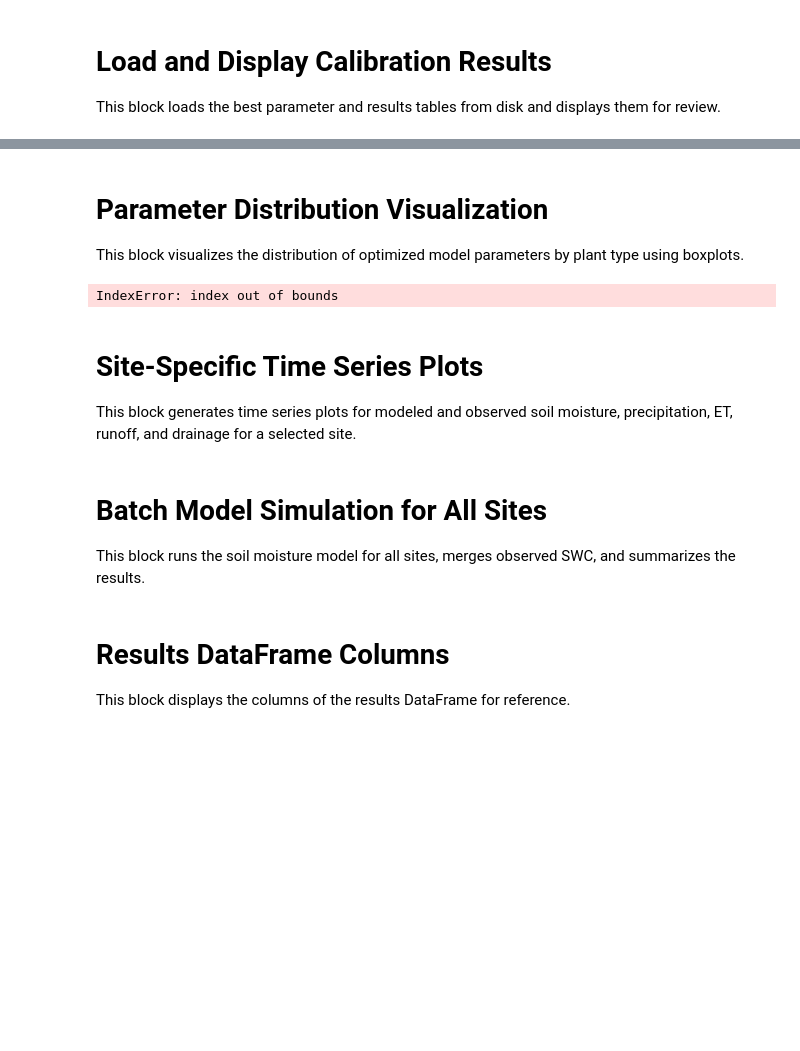
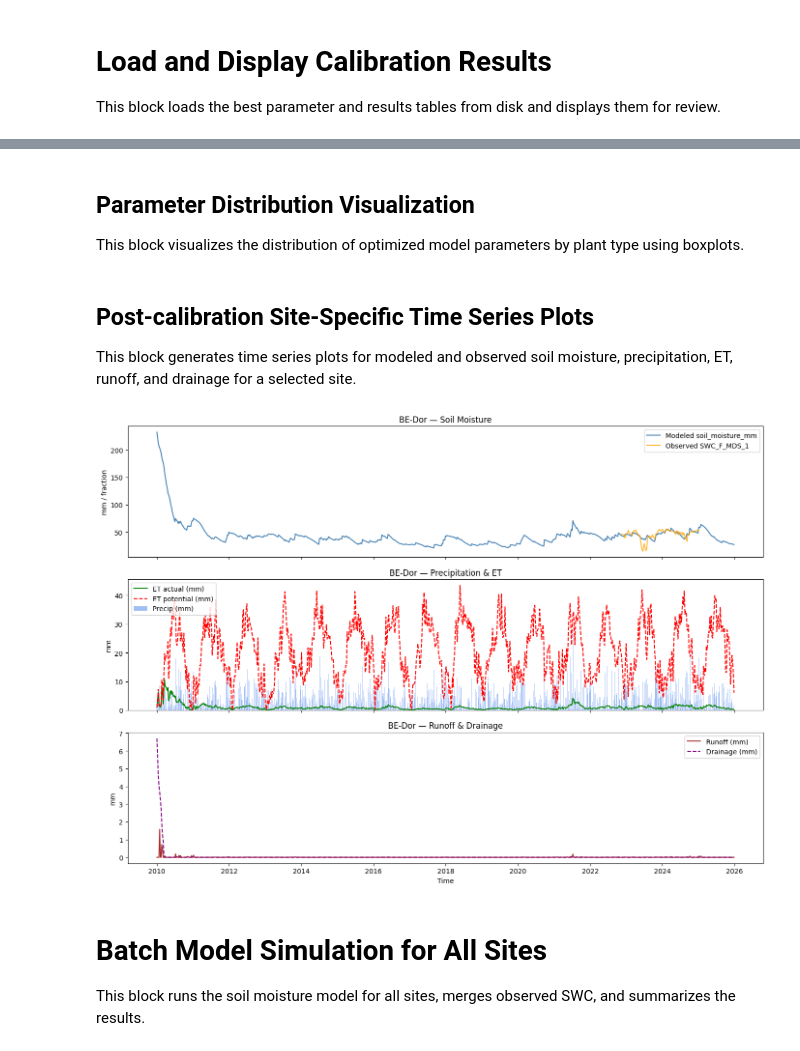
Before and after one commit to vmyrgiotis/soil_moisture_model, a Jupyter notebook: notebook.ipynb, the cells around one changed output, grey strips where cells are left out. Drawn from its saved outputs; the diff is of its cells as text; code cells hidden in the pictures; blank space fills up the shorter version.

```diff
--- a/notebook.ipynb
+++ b/notebook.ipynb
@@ -354,38 +93,3 @@ plt.show()
 # %% [markdown]
-# Parameter Distribution Visualization
+## Parameter Distribution Visualization
 This block visualizes the distribution of optimized model parameters by plant type using boxplots.
-# %%
-results_all_sites = pd.read_parquet("/home/vm/Desktop/results_all_sites.parquet")
-site = results_all_sites.index.get_level_values("site_name").unique()[3]
-site_df = results_all_sites.xs(site, level="site_name").reset_index()
-
-fig, axes = plt.subplots(nrows=3, ncols=1, figsize=(14, 10), sharex=True)
-
-# Soil moisture: modeled vs observed
-axes[0].plot(site_df["time"], site_df["soil_moisture_mm"], label="Modeled soil_moisture_mm", color="steelblue")
-if "SWC_F_MDS_1" in site_df.columns:
-    axes[0].plot(site_df["time"], site_df["SWC_F_MDS_1"], label="Observed SWC_F_MDS_1", color="orange", alpha=0.8)
-axes[0].set_title(f"{site} — Soil Moisture")
-axes[0].set_ylabel("mm / fraction")
-axes[0].legend()
-
-# Precipitation and ET
-axes[1].bar(site_df["time"], site_df["precip_mm"], label="Precip (mm)", color="cornflowerblue", alpha=0.6, width=5)
-axes[1].plot(site_df["time"], site_df["et_actual_mm"], label="ET actual (mm)", color="green")
-axes[1].plot(site_df["time"], site_df["et_potential_mm"], label="ET potential (mm)", color="red", linestyle="--")
-axes[1].set_title(f"{site} — Precipitation & ET")
-axes[1].set_ylabel("mm")
-axes[1].legend()
-
-# Runoff and drainage
-axes[2].plot(site_df["time"], site_df["runoff_mm"], label="Runoff (mm)", color="brown")
-axes[2].plot(site_df["time"], site_df["drainage_mm"], label="Drainage (mm)", color="purple", linestyle="--")
-axes[2].set_title(f"{site} — Runoff & Drainage")
-axes[2].set_ylabel("mm")
-axes[2].set_xlabel("Time")
-axes[2].legend()
-
-fig.tight_layout()
-plt.show()
-# %% [output]
-IndexError: index out of bounds
@@ -392,3 +133,3 @@ IndexError: index out of bounds
 # %% [markdown]
-# Site-Specific Time Series Plots
+## Post-calibration Site-Specific Time Series Plots
 This block generates time series plots for modeled and observed soil moisture, precipitation, ET, runoff, and drainage for a selected site.
@@ -482,3 +136,38 @@ results_all_sites
+# %%
+results_all_sites = pd.read_parquet("/home/vm/Desktop/results_all_sites.parquet")
+site = results_all_sites.index.get_level_values("site_name").unique()[0]
+site_df = results_all_sites.xs(site, level="site_name").reset_index()
+
+fig, axes = plt.subplots(nrows=3, ncols=1, figsize=(14, 10), sharex=True)
+
+# Soil moisture: modeled vs observed
+axes[0].plot(site_df["time"], site_df["soil_moisture_mm"], label="Modeled soil_moisture_mm", color="steelblue")
+if "SWC_F_MDS_1" in site_df.columns:
+    axes[0].plot(site_df["time"], site_df["SWC_F_MDS_1"], label="Observed SWC_F_MDS_1", color="orange", alpha=0.8)
+axes[0].set_title(f"{site} — Soil Moisture")
+axes[0].set_ylabel("mm / fraction")
+axes[0].legend()
+
+# Precipitation and ET
+axes[1].bar(site_df["time"], site_df["precip_mm"], label="Precip (mm)", color="cornflowerblue", alpha=0.6, width=5)
+axes[1].plot(site_df["time"], site_df["et_actual_mm"], label="ET actual (mm)", color="green")
+axes[1].plot(site_df["time"], site_df["et_potential_mm"], label="ET potential (mm)", color="red", linestyle="--")
+axes[1].set_title(f"{site} — Precipitation & ET")
+axes[1].set_ylabel("mm")
+axes[1].legend()
+
+# Runoff and drainage
+axes[2].plot(site_df["time"], site_df["runoff_mm"], label="Runoff (mm)", color="brown")
+axes[2].plot(site_df["time"], site_df["drainage_mm"], label="Drainage (mm)", color="purple", linestyle="--")
+axes[2].set_title(f"{site} — Runoff & Drainage")
+axes[2].set_ylabel("mm")
+axes[2].set_xlabel("Time")
+axes[2].legend()
+
+fig.tight_layout()
+plt.show()
+# %% [output]
+[figure, added]
 # %% [markdown]
 # Batch Model Simulation for All Sites
 This block runs the soil moisture model for all sites, merges observed SWC, and summarizes the results.
@@ -487,3 +173,0 @@ results_all_sites.columns
-# %% [markdown]
-# Results DataFrame Columns
-This block displays the columns of the results DataFrame for reference.
```
Also changed, not shown: parts of 17 cells of this notebook.
